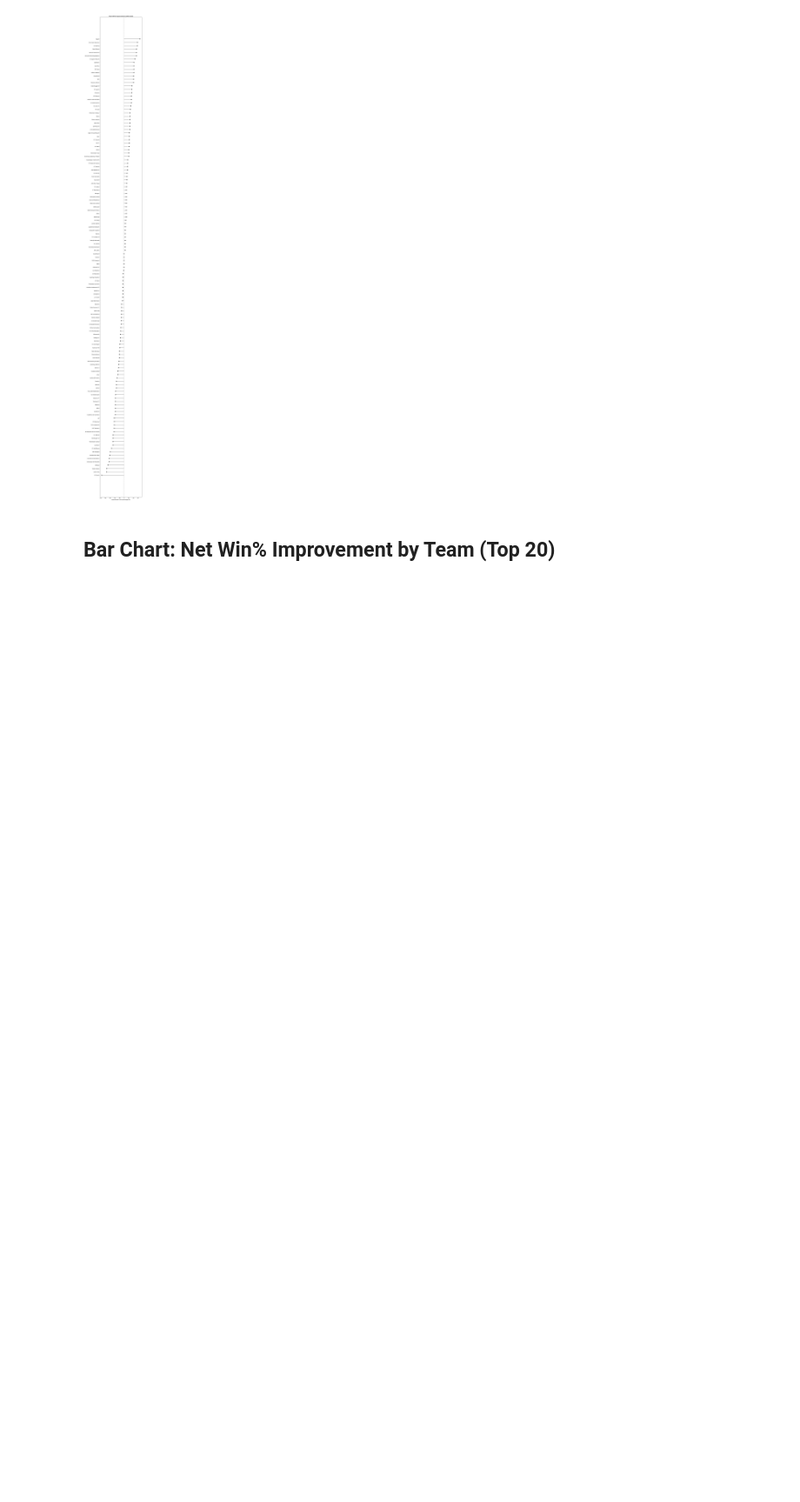
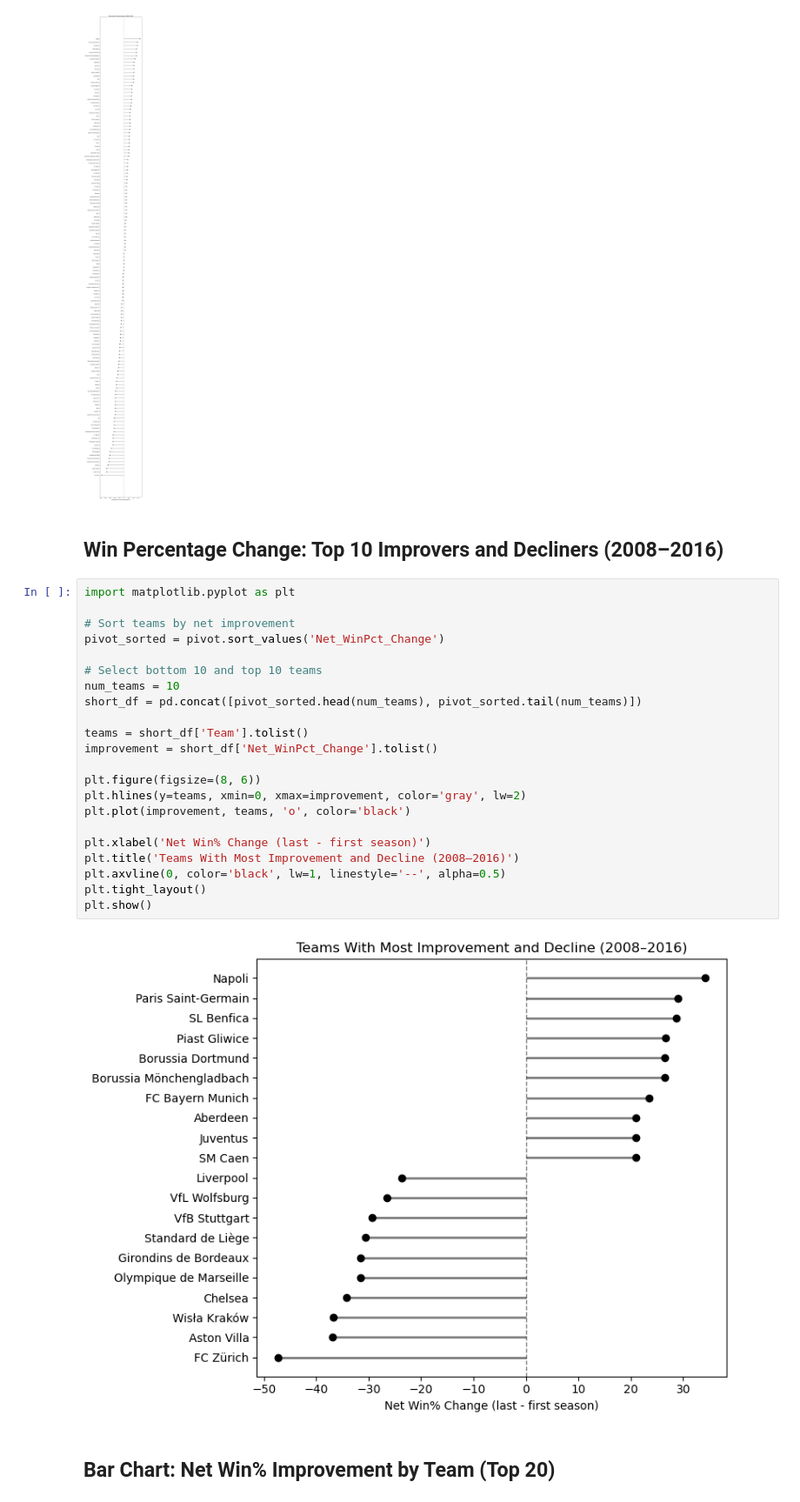
Before and after one commit to Mahat-Tasnim/VDS-Project, a Jupyter notebook: Team_Improvement_Analysis.ipynb, the cells around one changed output. Shown at 87% size. Saved outputs shown, nothing was run; the diff lists cells and outputs as text; blank space fills up the shorter version.

Commit message:
add new plot for top/bottom team win%

```diff
--- a/Team_Improvement_Analysis.ipynb
+++ b/Team_Improvement_Analysis.ipynb
@@ -181,6 +181,32 @@ plt.tight_layout()
 plt.show()
 # %% [output]
 [figure]
+# %% [markdown]
+## Win Percentage Change: Top 10 Improvers and Decliners (2008–2016)
+# %%
+import matplotlib.pyplot as plt
+
+# Sort teams by net improvement
+pivot_sorted = pivot.sort_values('Net_WinPct_Change')
+
+# Select bottom 10 and top 10 teams
+num_teams = 10
+short_df = pd.concat([pivot_sorted.head(num_teams), pivot_sorted.tail(num_teams)])
+
+teams = short_df['Team'].tolist()
+improvement = short_df['Net_WinPct_Change'].tolist()
+
+plt.figure(figsize=(8, 6))
+plt.hlines(y=teams, xmin=0, xmax=improvement, color='gray', lw=2)
+plt.plot(improvement, teams, 'o', color='black')
+
+plt.xlabel('Net Win% Change (last - first season)')
+plt.title('Teams With Most Improvement and Decline (2008–2016)')
+plt.axvline(0, color='black', lw=1, linestyle='--', alpha=0.5)
+plt.tight_layout()
+plt.show()
+# %% [output]
+[figure, added]
 # %% [markdown]
 ## Bar Chart: Net Win% Improvement by Team (Top 20)
 # %%
```
Also changed, not shown: parts of 4 cells of this notebook.
